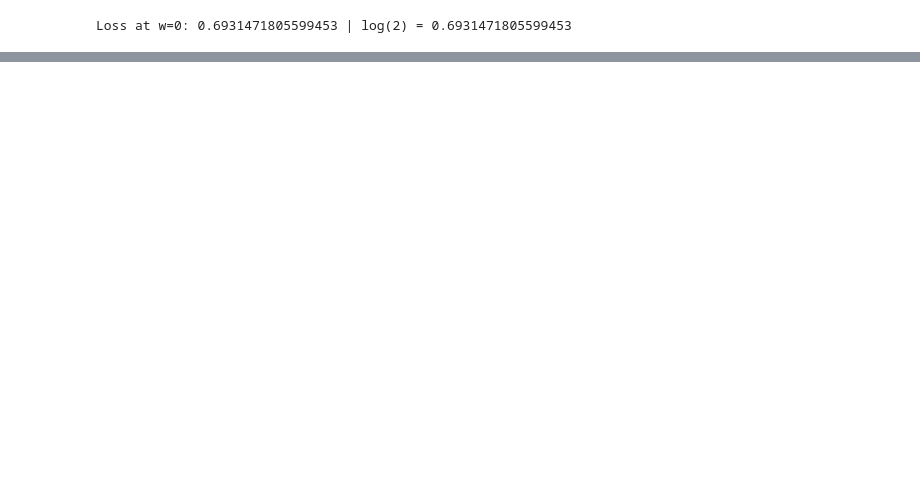
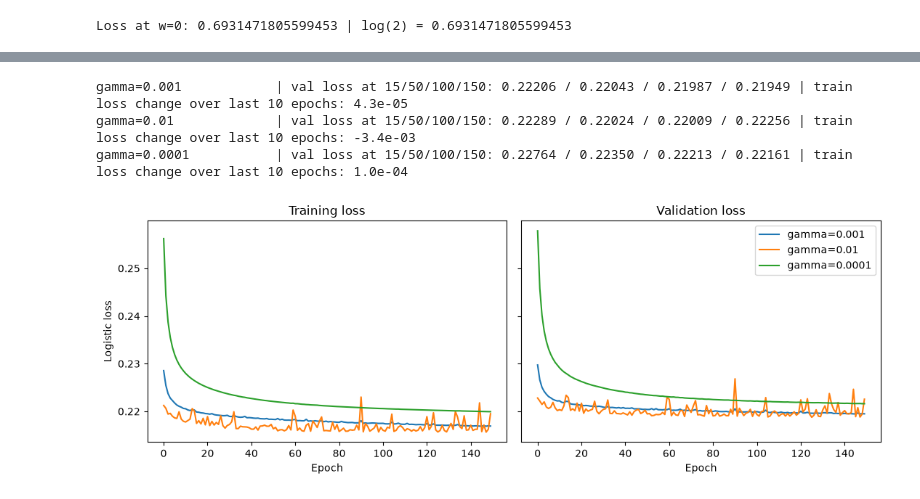
Before and after one commit to Florian-EPFL/project1_ml, a Jupyter notebook: main_training.ipynb, the cells around one changed output, grey strips where cells are left out. Saved outputs shown, nothing was run; the diff lists cells and outputs as text; code cells hidden in the pictures; blank space fills up the shorter version.

```diff
--- a/main_training.ipynb
+++ b/main_training.ipynb
@@ -76,4 +130,37 @@ Train part: (262508, 550) | Validation part: (65627, 550)
 Positives in train part: 0.08817255093178113 | in validation part: 0.08882015024304021
+# %%
+# choosing the training procedure on the 80/20 split, diagnostic only
+sgd_settings = {"gamma=0.001": dict(gamma=0.001), "gamma=0.01": dict(gamma=0.01), "gamma=0.0001": dict(gamma=0.0001)}
+
+histories = {}
+for label, settings in sgd_settings.items():
+    _, histories[label] = sgd_logistic(y_tr, tx_tr, 1e-4, np.zeros(tx_tr.shape[1]), max_epochs=150, batch_size=32, tx_val=tx_val, y_val=y_val, verbose=False, **settings)
+
+# losses at the epoch budgets of interest, and how much the training loss still moves at the end
+for label, h in histories.items():
+    train, val = np.array(h["train_loss"]), np.array(h["val_loss"])
+    print(f"{label:22} | val loss at 15/50/100/150: "
+          + " / ".join(f"{val[e - 1]:.5f}" for e in [15, 50, 100, 150])
+          + f" | train loss change over last 10 epochs: {train[-11] - train[-1]:.1e}")
+# %% [output]
+gamma=0.001            | val loss at 15/50/100/150: 0.22206 / 0.22043 / 0.21987 / 0.21949 | train loss change over last 10 epochs: 4.3e-05
+gamma=0.01             | val loss at 15/50/100/150: 0.22289 / 0.22024 / 0.22009 / 0.22256 | train loss change over last 10 epochs: -3.4e-03
+gamma=0.0001           | val loss at 15/50/100/150: 0.22764 / 0.22350 / 0.22213 / 0.22161 | train loss change over last 10 epochs: 1.0e-04
+# %%
+fig, axes = plt.subplots(1, 2, figsize=(11, 4), sharey=True)
+for label, h in histories.items():
+    axes[0].plot(h["train_loss"], label=label)
+    axes[1].plot(h["val_loss"], label=label)
+for ax, title in zip(axes, ["Training loss", "Validation loss"]):
+    #ax.axvline(15, linestyle="--", color="gray")   # budget of the preprocessing experiments
+    ax.set_title(title)
+    ax.set_xlabel("Epoch")
+axes[0].set_ylabel("Logistic loss")
+axes[1].legend()
+plt.tight_layout()
+plt.show()
+# %% [output]
+[figure, added]
 # %%
 w_init = np.zeros(tx_tr.shape[1])
 
```
Also changed, not shown: parts of 14 cells of this notebook, 4 other files.
